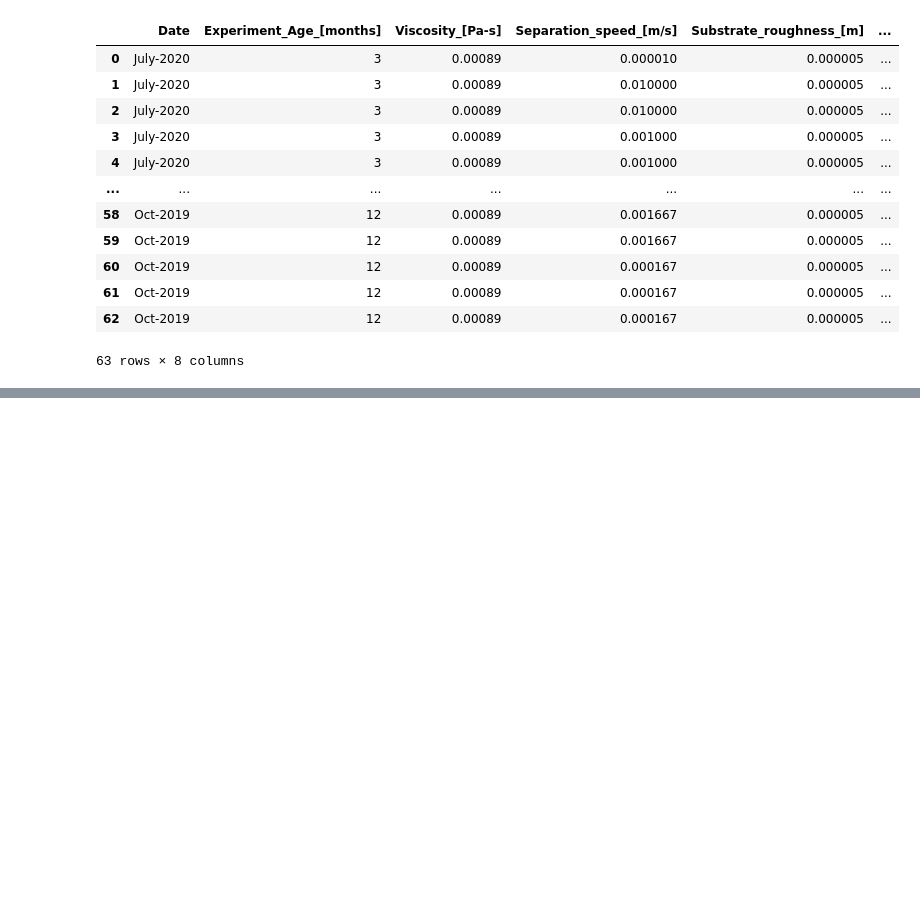
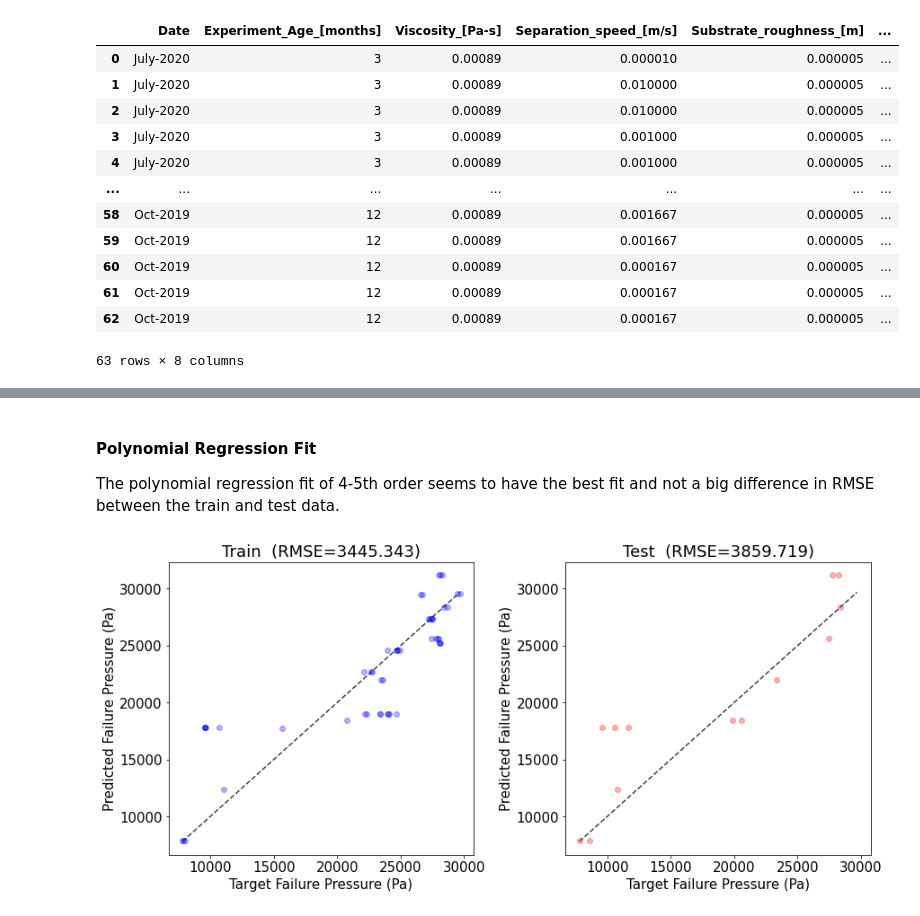
Before and after one commit to albancobi/2s986, a Jupyter notebook: Alban repo/Quiz 1/quiz_1_alban_cobi.ipynb, the cells around one changed output, grey strips where cells are left out. Cells and saved outputs as stored; diff of their text form; code cells hidden in the pictures; blank space fills up the shorter version.

```diff
--- a/Alban repo/Quiz 1/quiz_1_alban_cobi.ipynb
+++ b/Alban repo/Quiz 1/quiz_1_alban_cobi.ipynb
@@ -222,0 +247,19 @@ The train dataset has: 13 samples
+# %% [markdown]
+#### Polynomial Regression Fit
+The polynomial regression fit of 4-5th order seems to have the best fit and not a big difference in RMSE between the train and test data.
+# %%
+from sklearn.preprocessing import PolynomialFeatures
+from sklearn.pipeline import make_pipeline
+
+degree=4
+regressor=make_pipeline(PolynomialFeatures(degree),LinearRegression())
+regressor.fit(X,y)
+
+regressor.fit(X_train, y_train)
+
+y_hat_train = regressor.predict(X_train)  # Training set predictions
+y_hat_test = regressor.predict(X_test)  # Test set predictions
+
+plot_predictions([y_train, y_test], [y_hat_train, y_hat_test],    labels=['Train', 'Test'])
+# %% [output]
+[figure, added]
```
Also changed, not shown: parts of 27 cells of this notebook.
